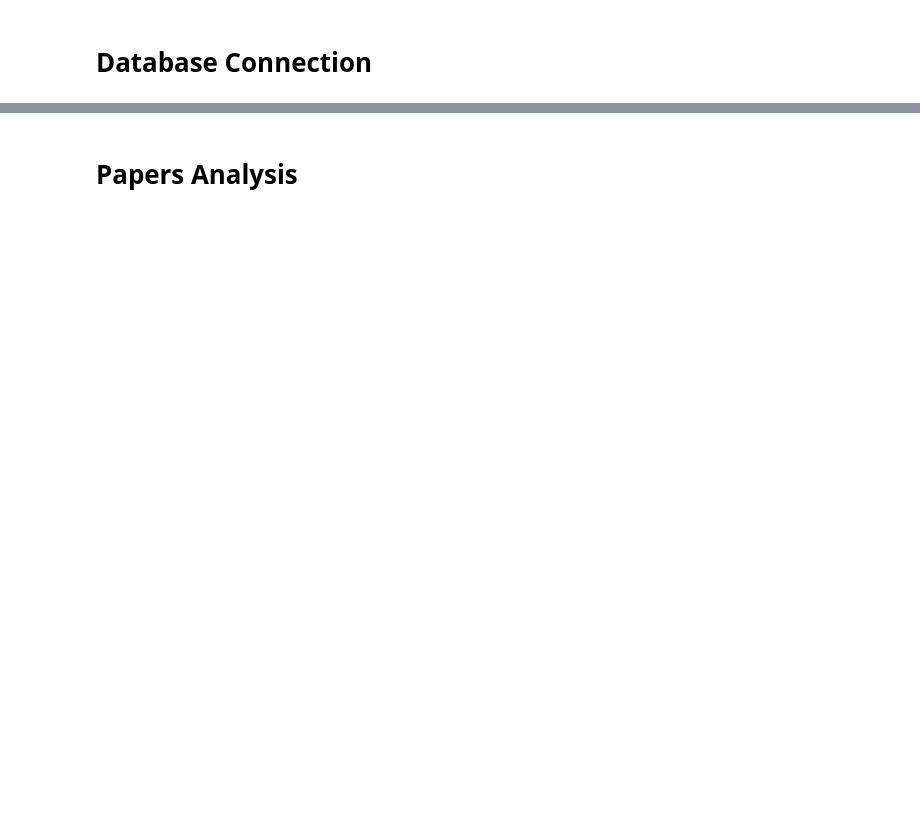
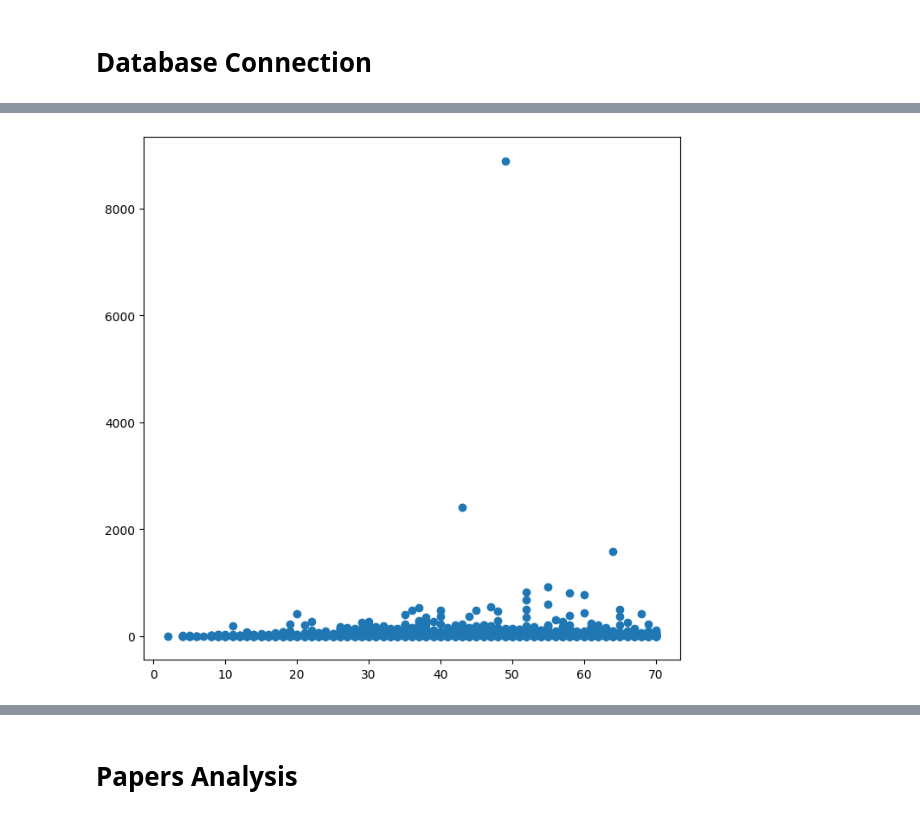
Before and after one commit to daviddung1993/Thesis-Project-How-blind-really-is-a-blind-peer-review-, a Jupyter notebook: Data Collection/Data Analysis.ipynb, the cells around one changed output, grey strips where cells are left out. Saved outputs shown, nothing was run; the diff lists cells and outputs as text; code cells hidden in the pictures; blank space fills up the shorter version.

```diff
--- a/Data Collection/Data Analysis.ipynb
+++ b/Data Collection/Data Analysis.ipynb
@@ -15,0 +249,11 @@ cursor = cnx.cursor()
+# %%
+cursor.execute("select p.PaperID, p.ReferenceCount, p.CitationCount from Papers p where p.PaperID in (%s)" % in_params,
+               node_list)
+influential_references = cursor.fetchall()
+figure(figsize=(8, 8),dpi=100)
+citation_count = [x[2] for x in influential_references]
+references_count = [x[1] for x in influential_references]
+plt.scatter(references_count, citation_count)
+plt.show()
+# %% [output]
+[figure, added]
```
Also changed, not shown: parts of 53 cells of this notebook, 25 other files.
